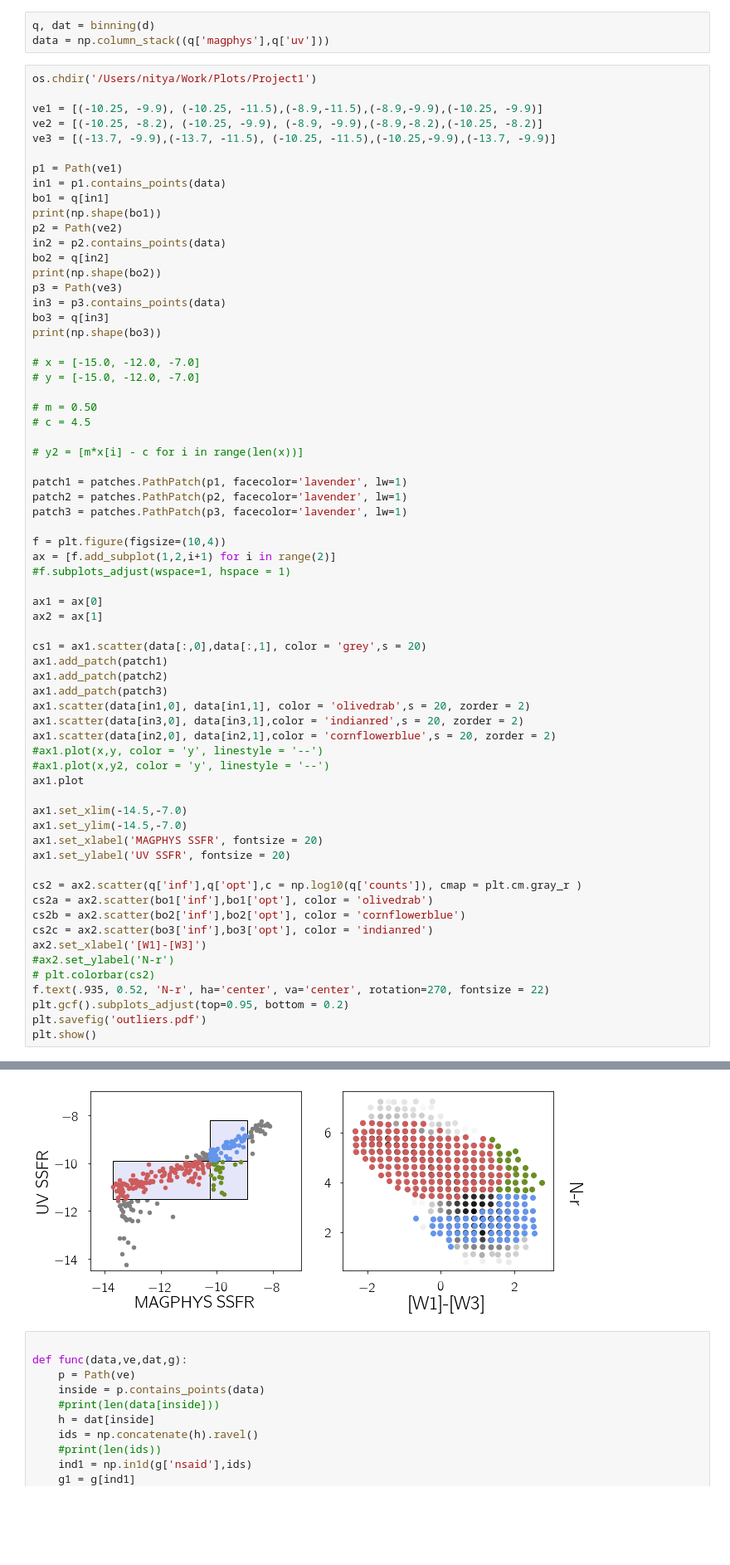
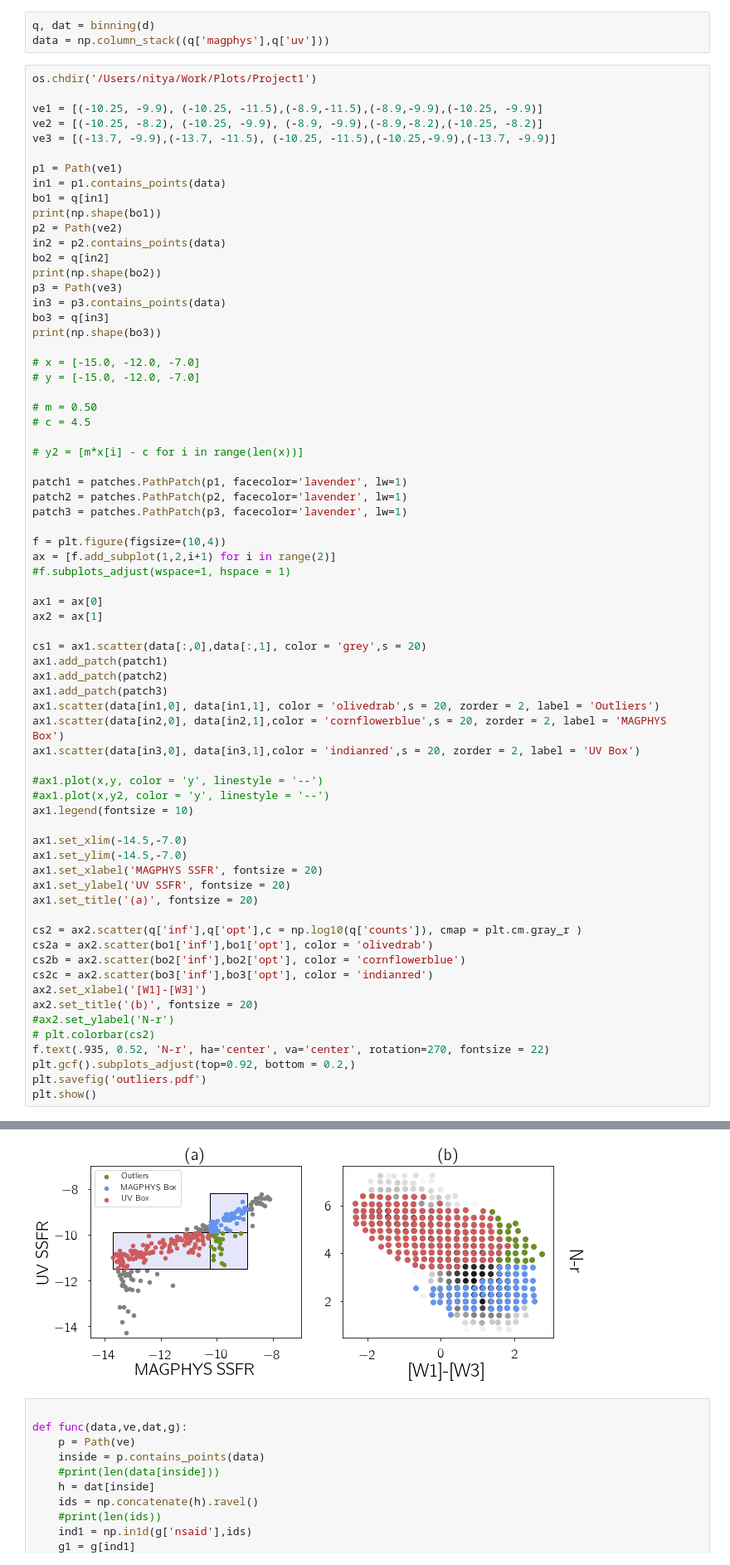
Before and after one commit to nityamd/SSFR_Env, a Jupyter notebook: notebooks/Post jk plots.ipynb, the cells around one changed output, grey strips where cells are left out. Shown at 83% size. Saved outputs shown, nothing was run; the diff lists cells and outputs as text; blank space fills up the shorter version.

```diff
--- a/notebooks/Post jk plots.ipynb
+++ b/notebooks/Post jk plots.ipynb
@@ -130,39 +130,42 @@ ax = [f.add_subplot(1,2,i+1) for i in range(2)]
 
 ax1 = ax[0]
 ax2 = ax[1]
 
 cs1 = ax1.scatter(data[:,0],data[:,1], color = 'grey',s = 20)
 ax1.add_patch(patch1)
 ax1.add_patch(patch2)
 ax1.add_patch(patch3)
-ax1.scatter(data[in1,0], data[in1,1], color = 'olivedrab',s = 20, zorder = 2)
-ax1.scatter(data[in3,0], data[in3,1],color = 'indianred',s = 20, zorder = 2)
-ax1.scatter(data[in2,0], data[in2,1],color = 'cornflowerblue',s = 20, zorder = 2)
+ax1.scatter(data[in1,0], data[in1,1], color = 'olivedrab',s = 20, zorder = 2, label = 'Outliers')
+ax1.scatter(data[in2,0], data[in2,1],color = 'cornflowerblue',s = 20, zorder = 2, label = 'MAGPHYS Box')
+ax1.scatter(data[in3,0], data[in3,1],color = 'indianred',s = 20, zorder = 2, label = 'UV Box')
+
 #ax1.plot(x,y, color = 'y', linestyle = '--')
 #ax1.plot(x,y2, color = 'y', linestyle = '--')
-ax1.plot
+ax1.legend(fontsize = 10)
 
 ax1.set_xlim(-14.5,-7.0)
 ax1.set_ylim(-14.5,-7.0)
 ax1.set_xlabel('MAGPHYS SSFR', fontsize = 20)
 ax1.set_ylabel('UV SSFR', fontsize = 20)
+ax1.set_title('(a)', fontsize = 20)
 
 cs2 = ax2.scatter(q['inf'],q['opt'],c = np.log10(q['counts']), cmap = plt.cm.gray_r )
 cs2a = ax2.scatter(bo1['inf'],bo1['opt'], color = 'olivedrab')
 cs2b = ax2.scatter(bo2['inf'],bo2['opt'], color = 'cornflowerblue')
 cs2c = ax2.scatter(bo3['inf'],bo3['opt'], color = 'indianred')
 ax2.set_xlabel('[W1]-[W3]')
+ax2.set_title('(b)', fontsize = 20)
 #ax2.set_ylabel('N-r')
 # plt.colorbar(cs2)
 f.text(.935, 0.52, 'N-r', ha='center', va='center', rotation=270, fontsize = 22)
-plt.gcf().subplots_adjust(top=0.95, bottom = 0.2)
+plt.gcf().subplots_adjust(top=0.92, bottom = 0.2,)
 plt.savefig('outliers.pdf')
 plt.show()
 # %% [output]
 (23,)
 (63,)
 (145,)
-[figure, old version]
+[figure, new version]
 # %%
 
 def func(data,ve,dat,g):
```
Also changed, not shown: parts of 2 cells of this notebook, 27 other files.
